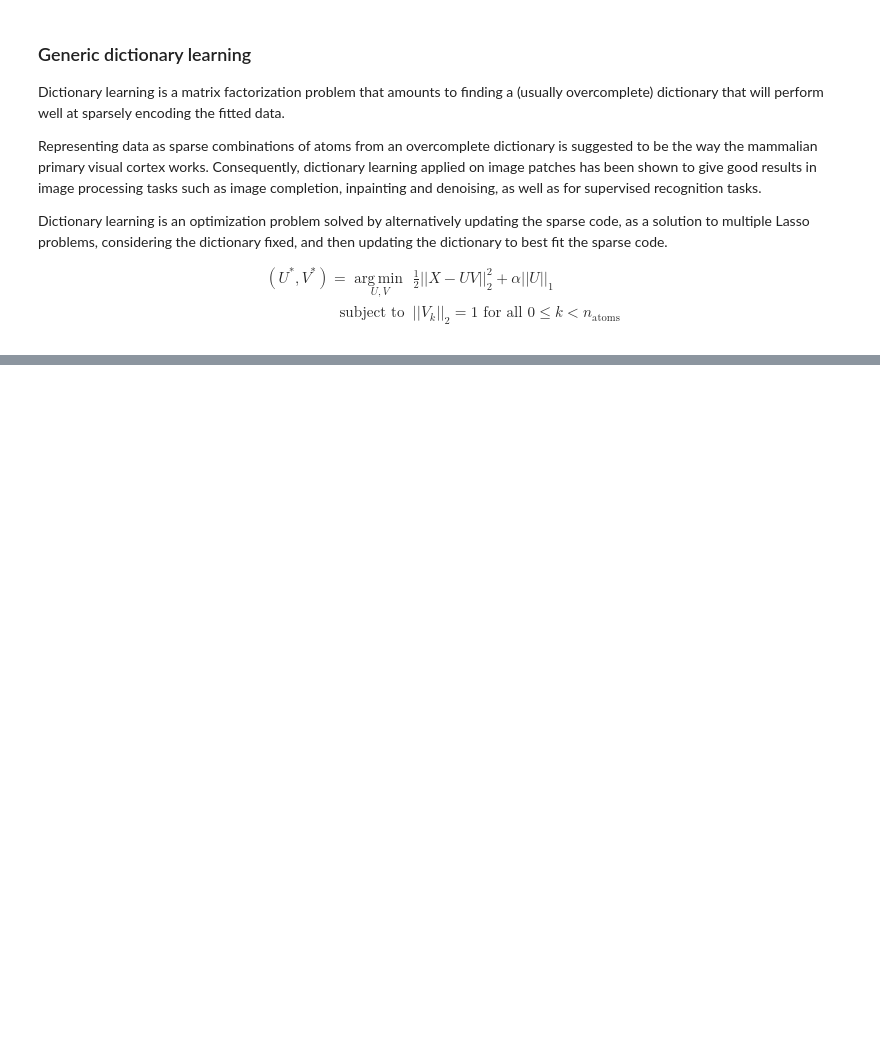
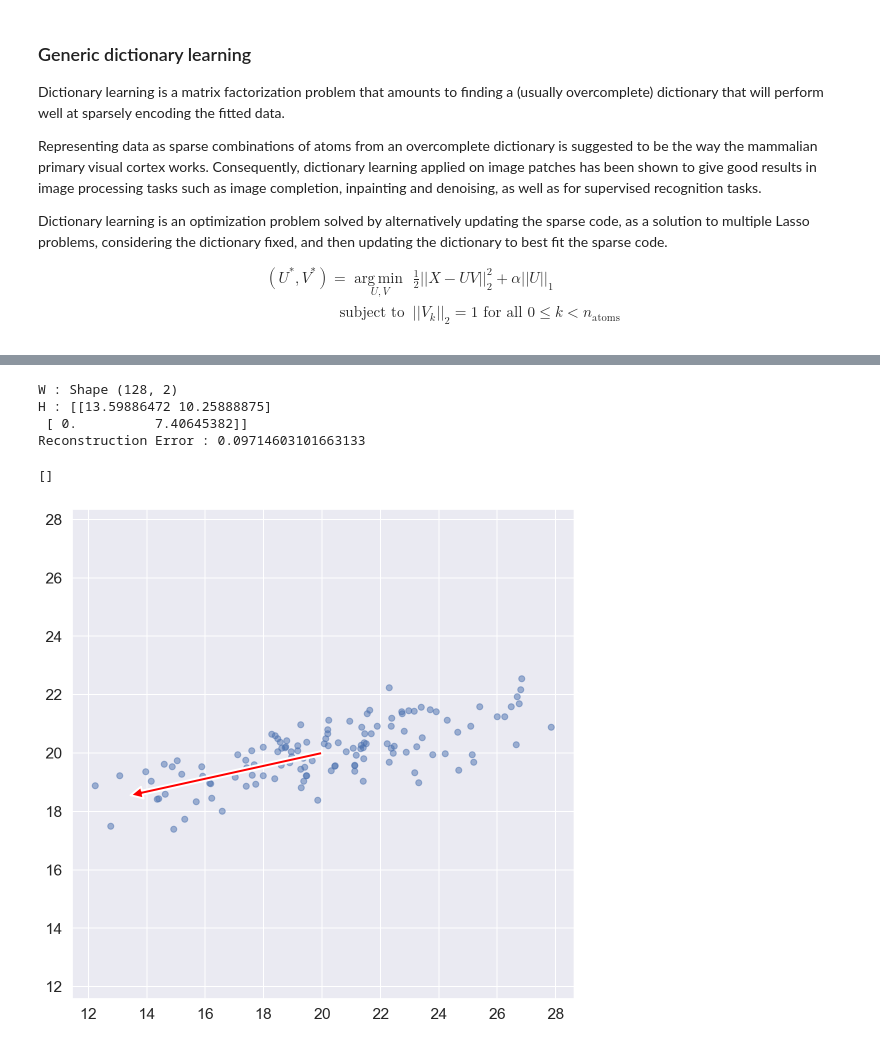
Before and after one commit to PacktPublishing/Practical-Machine-Learning-with-TensorFlow-2.0-and-Scikit-Learn, a Jupyter notebook: section_4/4-3.ipynb, the cells around one changed output, grey strips where cells are left out. Saved outputs shown, nothing was run; the diff lists cells and outputs as text; code cells hidden in the pictures; blank space fills up the shorter version.

```diff
--- a/section_4/4-3.ipynb
+++ b/section_4/4-3.ipynb
@@ -616,0 +769,34 @@ done in 0.163s
+# %%
+from matplotlib.colors import LogNorm
+from sklearn import mixture
+from sklearn.decomposition import NMF
+from sklearn.preprocessing import normalize
+
+n_samples = 128
+np.random.seed(0)
+
+C = np.array([[0., -0.7], [3.5, .7]])
+X_train = np.dot(np.random.randn(n_samples, 2), C) + np.array([20, 20])
+fig, ax = plt.subplots()
+ax.scatter(X_train[:, 0], X_train[:, 1], alpha=0.5)
+
+clf = NMF(n_components=2)
+W = clf.fit_transform(X_train)
+H = clf.components_
+
+print('W : Shape {}'.format(W.shape))
+print('H : {}'.format(H))
+print('Reconstruction Error : {}'.format(clf.reconstruction_err_))
+
+for vector in fa.components_:
+    v = vector * 2
+    draw_vector(np.array([20, 20]), np.array([20, 20]) + v, ax)
+ax.axis('equal')
+ax.plot()
+# %% [output]
+W : Shape (128, 2)
+H : [[13.59886472 10.25888875]
+ [ 0.          7.40645382]]
+Reconstruction Error : 0.09714603101663133
+[]
+[figure, added]
```
Also changed, not shown: parts of 14 cells of this notebook, 1 other file.
